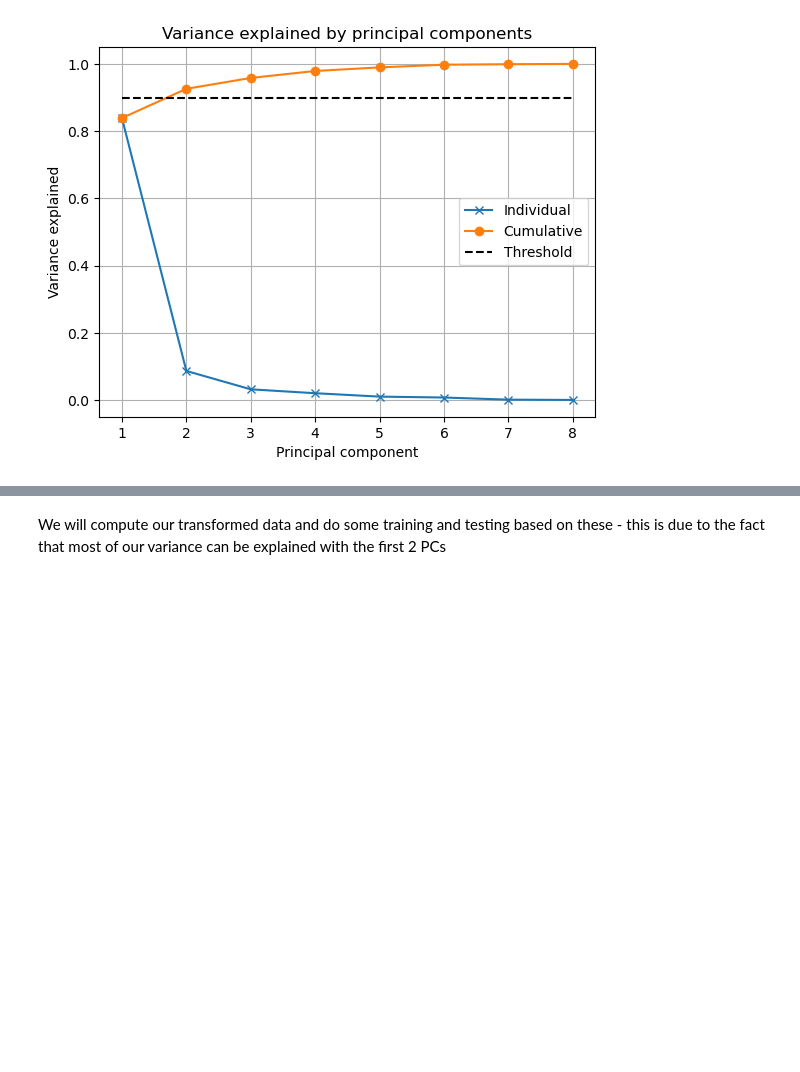
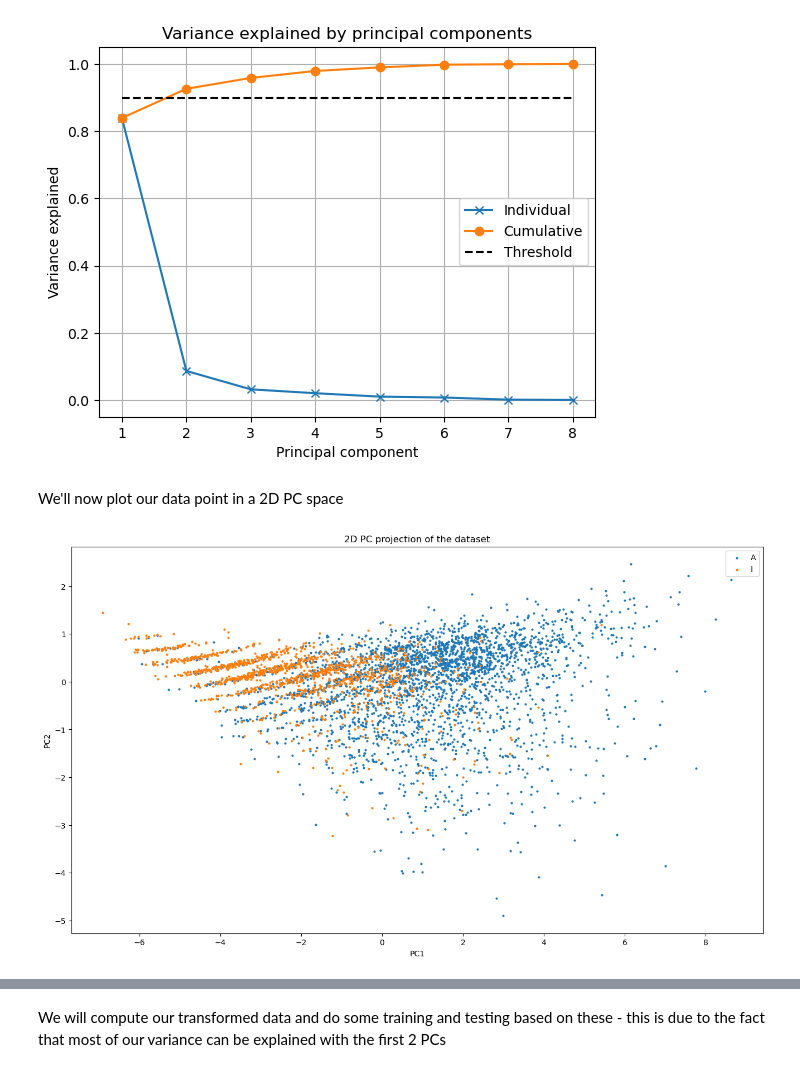
Before and after one commit to NusretSalli/ML-abalone, a Jupyter notebook: Abalone_ML.ipynb, the cells around one changed output, grey strips where cells are left out. Drawn from its saved outputs; the diff is of its cells as text; code cells hidden in the pictures; blank space fills up the shorter version.

```diff
--- a/Abalone_ML.ipynb
+++ b/Abalone_ML.ipynb
@@ -142,3 +145,36 @@ plt.grid()
 plt.show()
 # %% [output]
 [figure]
+# %% [markdown]
+We'll now plot our data point in a 2D PC space
+# %%
+Vh = V.T
+
+# Projecting the data onto the PC space
+
+Z = standardized_data @ Vh
+
+PCA_data_2 = Z.iloc[:,0:2].to_numpy() # PCA_data of the first 2 data
+
+# Plot PCA of the data
+f = plt.figure(figsize=(16,9))
+plt.title("2D PC projection of the dataset")
+#Z = array(Z)
+
+C = len(class_names) # number of class names
+
+i = 0 # first PC
+j = 1 # second PC
+
+for c in range(C):
+    # select indices belonging to class c:
+    class_mask = class_data==c
+    plt.scatter(Z.iloc[class_mask,i], Z.iloc[class_mask,j], s=4)
+plt.legend(class_names)
+plt.xlabel('PC{0}'.format(i+1))
+plt.ylabel('PC{0}'.format(j+1))
+
+# Output result to screen
+plt.show()
+# %% [output]
+[figure, added]
```
Also changed, not shown: parts of 10 cells of this notebook.
